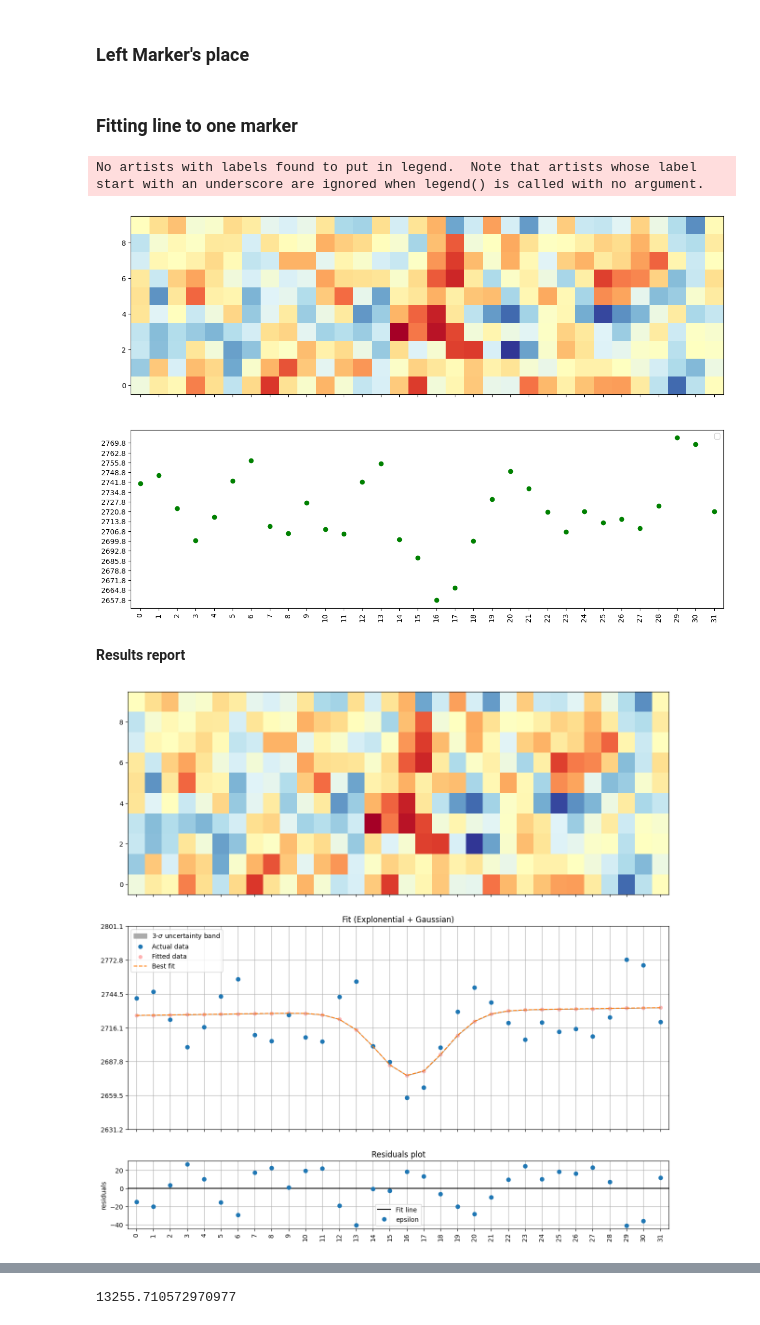
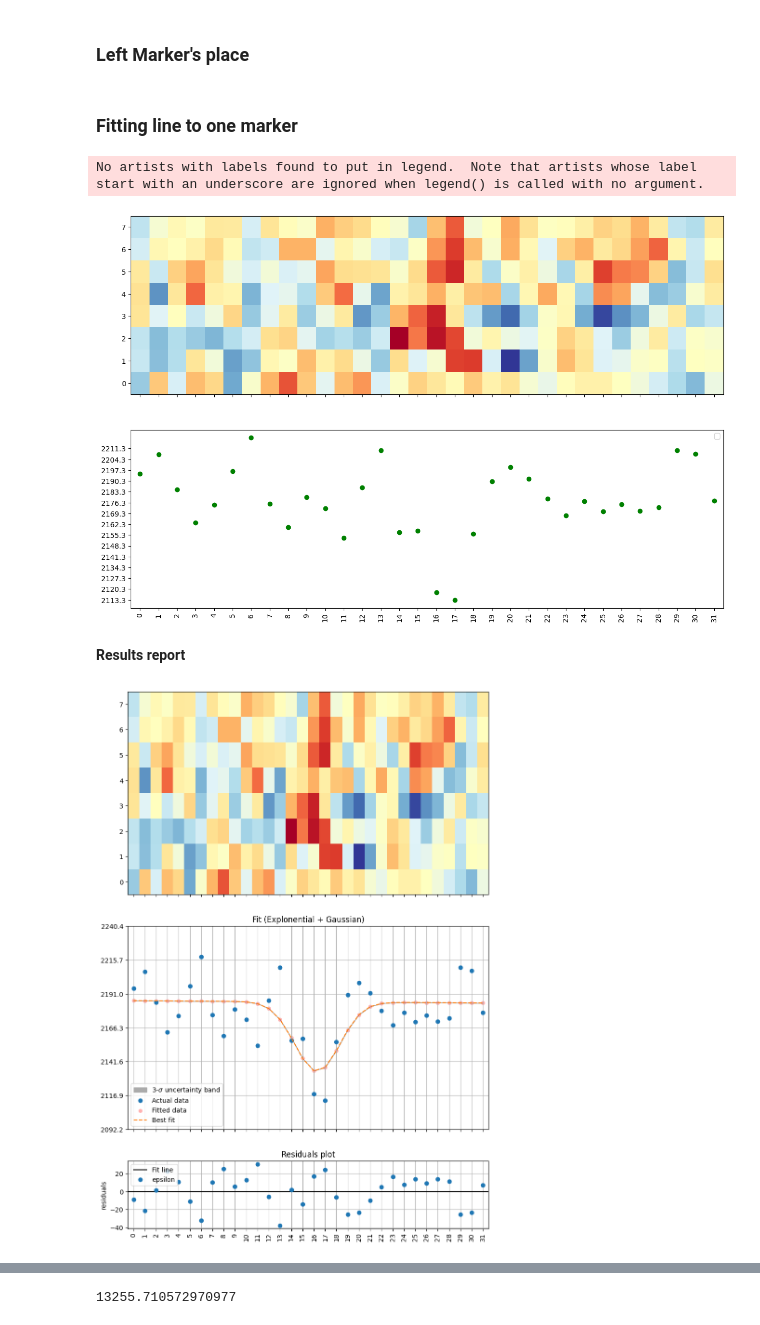
Before and after one commit to PrinceRichfather/tungsten_grate_analysis, a Jupyter notebook: analysis_nogrid+50plex.ipynb, the cells around one changed output, grey strips where cells are left out. Saved outputs shown, nothing was run; the diff lists cells and outputs as text; code cells hidden in the pictures.

```diff
--- a/analysis_nogrid+50plex.ipynb
+++ b/analysis_nogrid+50plex.ipynb
@@ -14,8 +14,12 @@ degree_of_rotation = -2.2
 file = uproot.open("root_files/gopa3+50-ngri+-ped.root")
 w, _1, _2 = file["h7"].to_numpy()
 w_new = ndimage.rotate(w, degree_of_rotation, reshape=False).T
+# w_markers = w_new[152:225, 45:119]
+# w_left  = w_markers[30:40, :32]
+# w_right = w_markers[21:31, 24:]
+
 w_markers = w_new[152:225, 45:119]
-w_left  = w_markers[30:40, :32]
-w_right = w_markers[21:31, 24:]
+w_left  = w_markers[31:39, :32]
+w_right = w_markers[19:28, 24:]
 print(f"left: {w_left.shape}, right: {w_right.shape}")
 # %% [output]
@@ -56,7 +60,7 @@ plt.show()
 # %% [output]
 ### **Fitting line to one marker**
 No artists with labels found to put in legend.  Note that artists whose label start with an underscore are ignored when legend() is called with no argument.
-[figure, old version]
+[figure, new version]
 # %%
 from lmfit.models import GaussianModel, ExponentialModel
 
@@ -83,7 +87,7 @@ init = mod.eval(pars, x=x_markers_summed)
 out = mod.fit(w_markers_summed, pars, x=x_markers_summed)
 
 # Graphing section
-fig, ax = plt.subplots(3, 1, figsize=(15, 15), sharex=True, gridspec_kw={'height_ratios': [3, 3, 1]})
+fig, ax = plt.subplots(3, 1, figsize=(10, 15), sharex=True, gridspec_kw={'height_ratios': [3, 3, 1]})
 
 # Colormesh
 printMD("**Results report**")
@@ -92,32 +96,32 @@ plt.xticks(x_markers_markers_cropped, rotation=90)
 
 # Fitted graph
 ## Uncertainty
 dely = out.eval_uncertainty(sigma=3)
 ax[1].fill_between(x_markers_summed,
                  out.best_fit-dely,
                  out.best_fit+dely,
                  color="#ABABAB",
                  label='3-$\sigma$ uncertainty band')
 ## Graph itself
 ax[1].plot(x_markers_summed, out.data, 'o', label='Actual data')
 ax[1].scatter(x_markers_summed, out.best_fit, label='Fitted data', c='r', alpha=0.3, linewidths=0.1)
 ax[1].plot(x_markers_summed, out.best_fit, '--', label='Best fit')
 ax[1].set_yticks(np.linspace(out.data.min()-out.data.min()*0.01,
                              out.data.max()+out.data.max()*0.01,
                              7))
 ax[1].grid()
 ax[1].set_title("Fit (Explonential + Gaussian)")
 ax[1].legend()
 
 # Residuals
 out.plot_residuals(ax=ax[2], title="Residuals plot")
 ax[2].grid()
 ax[2].legend(['Fit line', 'epsilon'])
 
 plt.show()
 
 out.params
 # %% [output]
 **Results report**
-[figure, old version]
+[figure, new version]
 | name | value | initial value | min | max | vary | expression |
```
Also changed, not shown: parts of 4 cells of this notebook, 3 other files.
